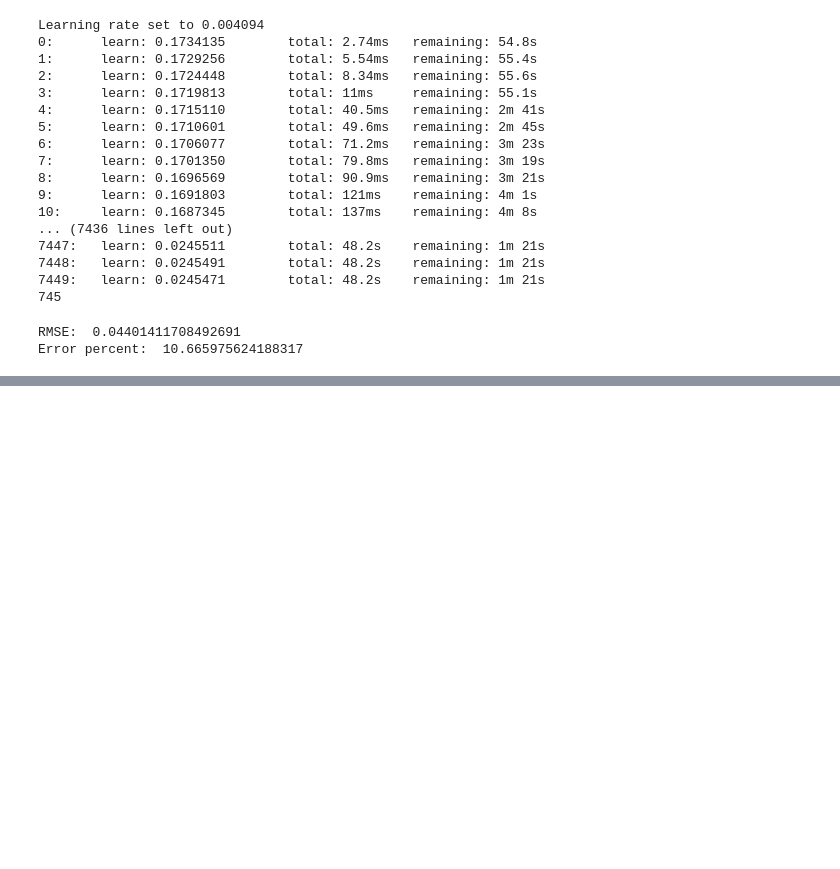
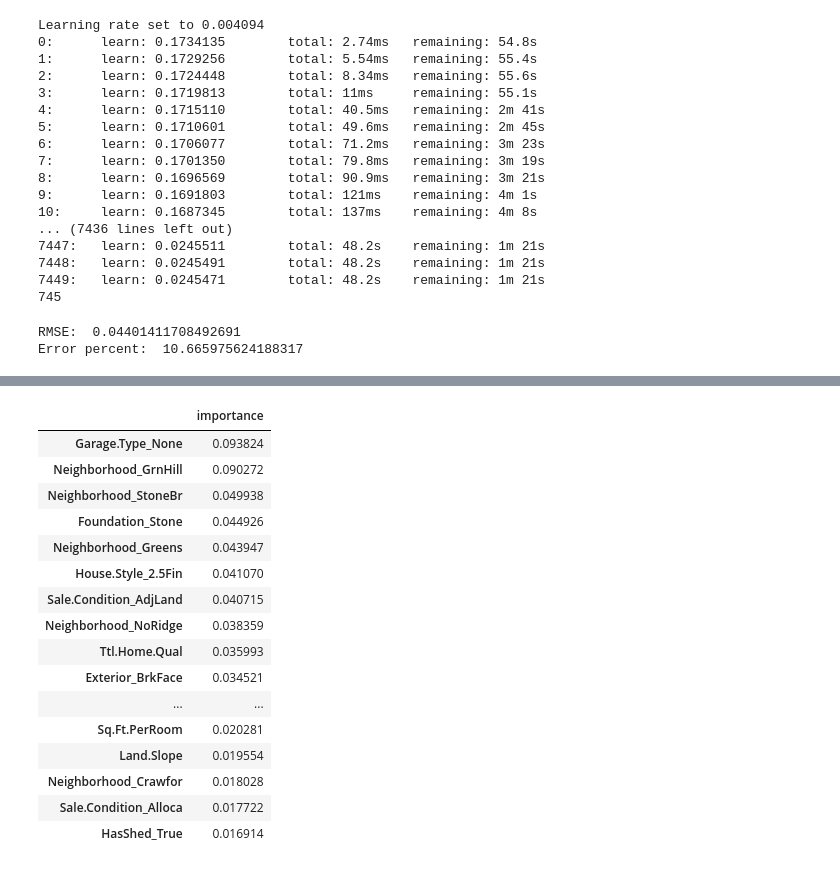
Before and after one commit to thomaschiari/Machine-Learning-Ames, a Jupyter notebook: notebooks/modelling.ipynb, the cells around one changed output, grey strips where cells are left out. Saved outputs shown, nothing was run; the diff lists cells and outputs as text; code cells hidden in the pictures; blank space fills up the shorter version.

```diff
--- a/notebooks/modelling.ipynb
+++ b/notebooks/modelling.ipynb
@@ -211,0 +264,27 @@ Para a API, vamos utilizar o melhor modelo obtido, que foi o CatBoost, com os me
+# %%
+# Feature Importances do Ridge
+importances = ridge.coef_
+indices = np.argsort(importances)[::-1]
+names = [X.columns[i] for i in indices]
+
+# criar dataframe com importância das features
+feature_importances = pd.DataFrame(importances, index=X.columns, columns=['importance']).sort_values('importance', ascending=False)
+feature_importances.head(20)
+# %% [output]
+|  | importance |
+| Garage.Type_None | 0.093824 |
+| Neighborhood_GrnHill | 0.090272 |
+| Neighborhood_StoneBr | 0.049938 |
+| Foundation_Stone | 0.044926 |
+| Neighborhood_Greens | 0.043947 |
+| House.Style_2.5Fin | 0.041070 |
+| Sale.Condition_AdjLand | 0.040715 |
+| Neighborhood_NoRidge | 0.038359 |
+| Ttl.Home.Qual | 0.035993 |
+| Exterior_BrkFace | 0.034521 |
+| ... | ... |
+| Sq.Ft.PerRoom | 0.020281 |
+| Land.Slope | 0.019554 |
+| Neighborhood_Crawfor | 0.018028 |
+| Sale.Condition_Alloca | 0.017722 |
+| HasShed_True | 0.016914 |
```
Also changed, not shown: parts of 11 cells of this notebook, 4 other files.
